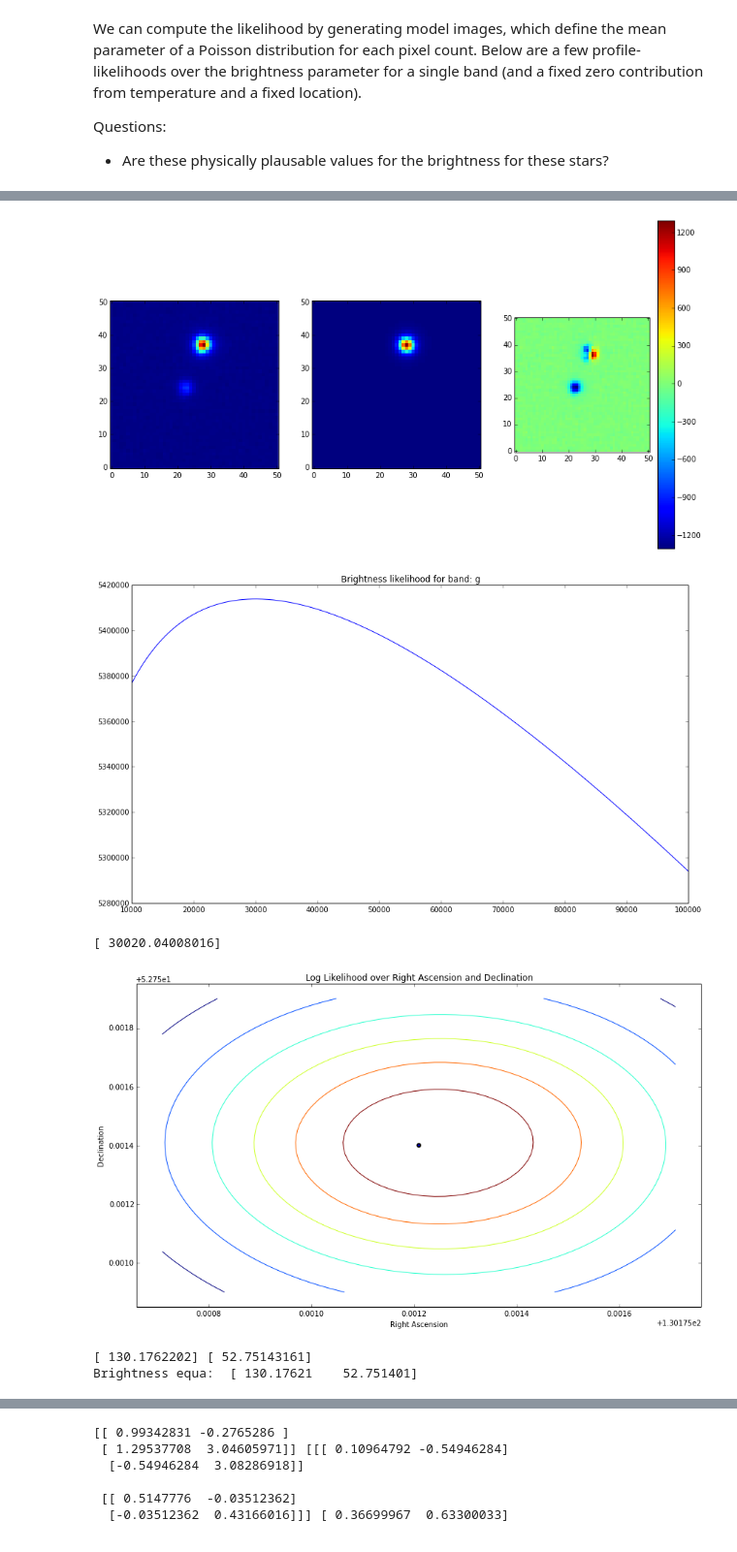
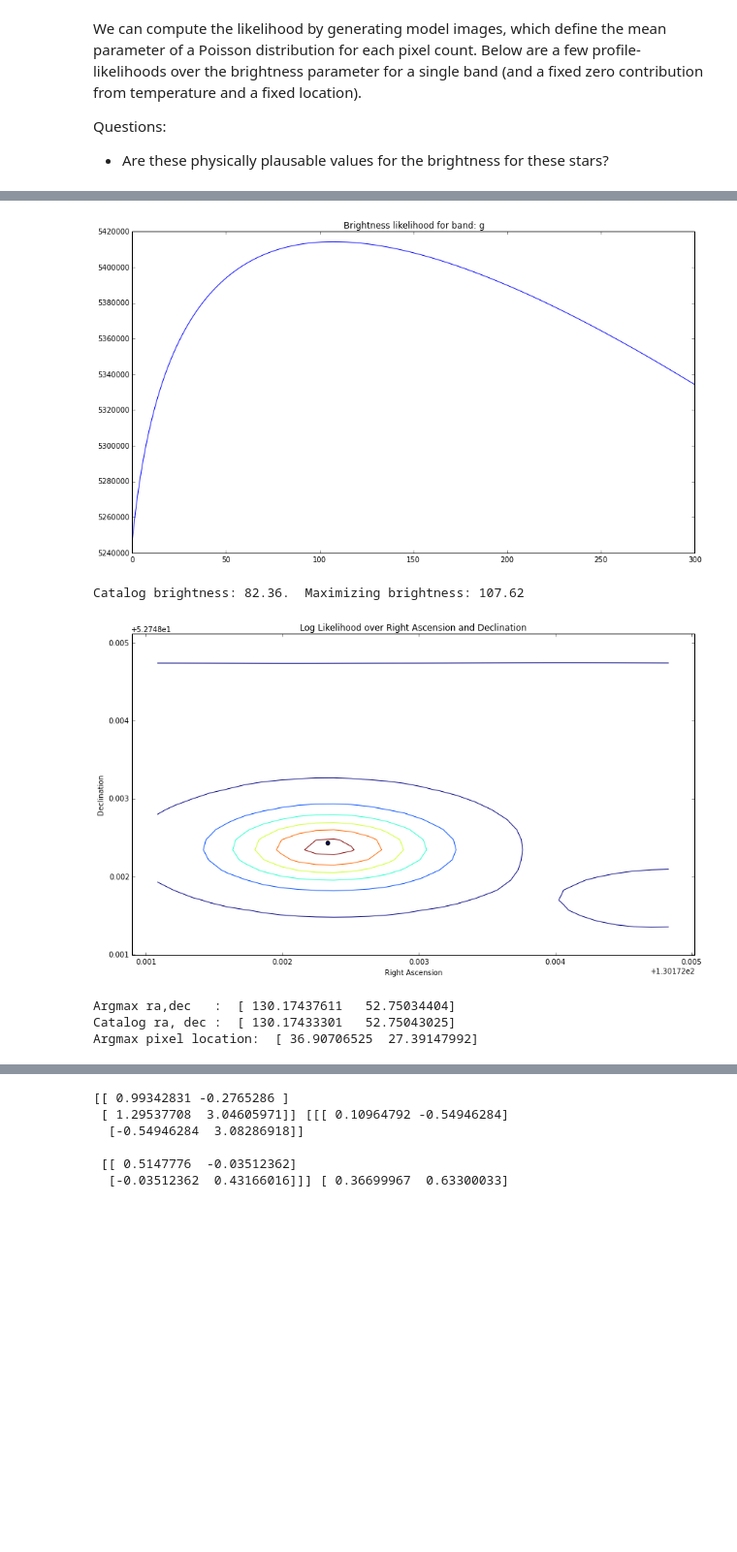
Before and after one commit to HIPS/DESI-MCMC, a Jupyter notebook: notebooks/FITS_File_Details.ipynb, the cells around one changed output, grey strips where cells are left out. Shown at 97% size. Saved outputs shown, nothing was run; the diff lists cells and outputs as text; code cells hidden in the pictures; blank space fills up the shorter version.

Commit message:
very very close getting the model images with catalog srcs to match observed images

```diff
--- a/notebooks/FITS_File_Details.ipynb
+++ b/notebooks/FITS_File_Details.ipynb
@@ -38,7 +38,7 @@ headers = []
 dns   = []
 nelecs = []
 for b in bands:
-  b_file = "../data/stamps/stamp-%s-130.1765-52.7501.fits"%b
+  b_file = "../data/stamps/stamp-%s-150.5244--0.4788.fits"%b
   img    = fitsio.read(b_file)
   header = fitsio.read_header(b_file)
 
@@ -273,61 +357,54 @@ Questions:
 # %%
-## 0. Create an image
-fits_img = FitsImage('g', fits_file_template="../data/stamps/stamp-%s-130.1765-52.7501.fits")
+## 3. Look at profile likelihood over band
 
-## 1. guess the location of the source find brightest spot in pixel space
-s_pix  = np.array(np.where(fits_img.nelec.max()==fits_img.nelec)).squeeze()
-s_equa = fits_img.pixel2equa(s_pix)
-src    = PointSrcParams(s_equa, b={'r':1, 'g':30020.}, t=1.)
+# choose source to mess with
+src = srcs[1]
 
-## 2. Plot model image
-model_image = gen_model_image([src], fits_img)
-fig, axarr = plt.subplots(1, 3)
-axarr[0].imshow(fits_img.nelec.T, interpolation='none', origin='lower')
-axarr[1].imshow(model_image.T, interpolation='none', origin='lower')
-im = axarr[2].imshow(model_image.T - fits_img.nelec.T, interpolation='none', origin='lower')
-plt.colorbar(im)
-plt.show()
-
-## 3. Look at profile likelihood over band
-b_grid = np.linspace(1e4, 1e5, 500)
+# save original brightness for this particular band
+b_orig = src.b[fits_img.band]
+b_grid = np.linspace(0, 300, 500)
 lls    = np.zeros(b_grid.shape)
 for i, b in enumerate(b_grid):
     # update brightness param
     src.b[fits_img.band] = b
     # compute likelihood
-    lls[i] = celeste_likelihood([src], fits_img)
+    lls[i] = celeste_likelihood(srcs, fits_img)
 
 plt.plot(b_grid, lls)
 plt.title('Brightness likelihood for band: %s '%fits_img.band)
 plt.show()
-print b_grid[np.where(lls==lls.max())]
+b_max = b_grid[lls.argmax()]
+src.b[fits_img.band] = b_orig
+print "Catalog brightness: %2.2f.  Maximizing brightness: %2.2f"%(b_orig, b_max)
 
 ## 4. Compute jont likelihood over position (given just one band)
-ra_grid = np.linspace(s_equa[0] - .0005, s_equa[0] + .0005, 50)
-de_grid = np.linspace(s_equa[1] - .0005, s_equa[1] + .0005, 50)
+s_equa  = src.u
+ra_grid = np.linspace(s_equa[0] - .00125, s_equa[0] + .0025, 30)
+de_grid = np.linspace(s_equa[1] - .00125, s_equa[1] + .0025, 30)
 rr, dd  = np.meshgrid(ra_grid, de_grid)
 lls     = np.zeros(rr.ravel().shape)
 for i, ug in enumerate(np.column_stack((rr.ravel(), dd.ravel()))):
     # update ra/dec params
     src.u = ug
+    # compute likelihood
+    lls[i] = celeste_likelihood(srcs, fits_img)
 
-    # compute likelihood
-    lls[i] = celeste_likelihood([src], fits_img)
 plt.contour(rr, dd, lls.reshape(rr.shape))
 plt.xlabel("Right Ascension")
 plt.ylabel("Declination")
 plt.title('Log Likelihood over Right Ascension and Declination')
 plt.scatter(s_equa[0], s_equa[1], linewidth=2)
 plt.show()
-max_ind = np.where(lls.reshape(rr.shape)==lls.max())
-print ra_grid[max_ind[0]], de_grid[max_ind[1]]
-print "Brightness equa: ", s_equa
+radec_max = np.column_stack((rr.ravel(), dd.ravel()))[lls.argmax(), :]
+print "Argmax ra,dec   : ", radec_max
+print "Catalog ra, dec : ", s_equa
+print "Argmax pixel location: ", fits_img.equa2pixel(radec_max)
 
 #TODO Is there a goodness of fit test for poisson (or a very structured heteroskedastic gaussian)?
 # %% [output]
-[figure, old version]
+[figure, new version]
+Catalog brightness: 82.36.  Maximizing brightness: 107.62
-[figure, old version]
+[figure, new version]
-[ 30020.04008016]
-[figure, removed]
-[ 130.1762202] [ 52.75143161]
-Brightness equa:  [ 130.17621    52.751401]
+Argmax ra,dec   :  [ 130.17437611   52.75034404]
+Catalog ra, dec :  [ 130.17433301   52.75043025]
+Argmax pixel location:  [ 36.90706525  27.39147992]
```
Also changed, not shown: parts of 11 cells of this notebook, 1 other file.
